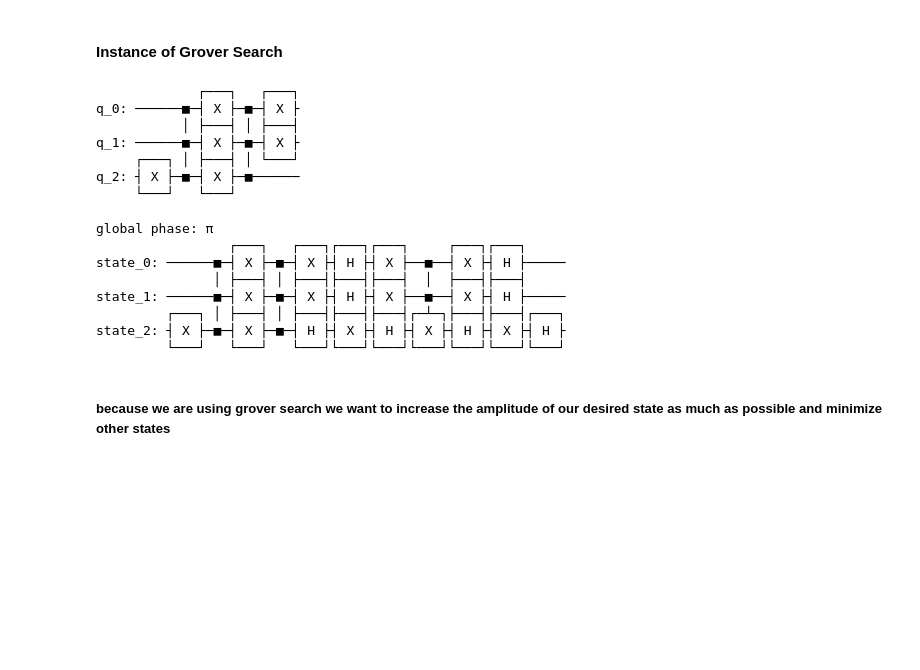
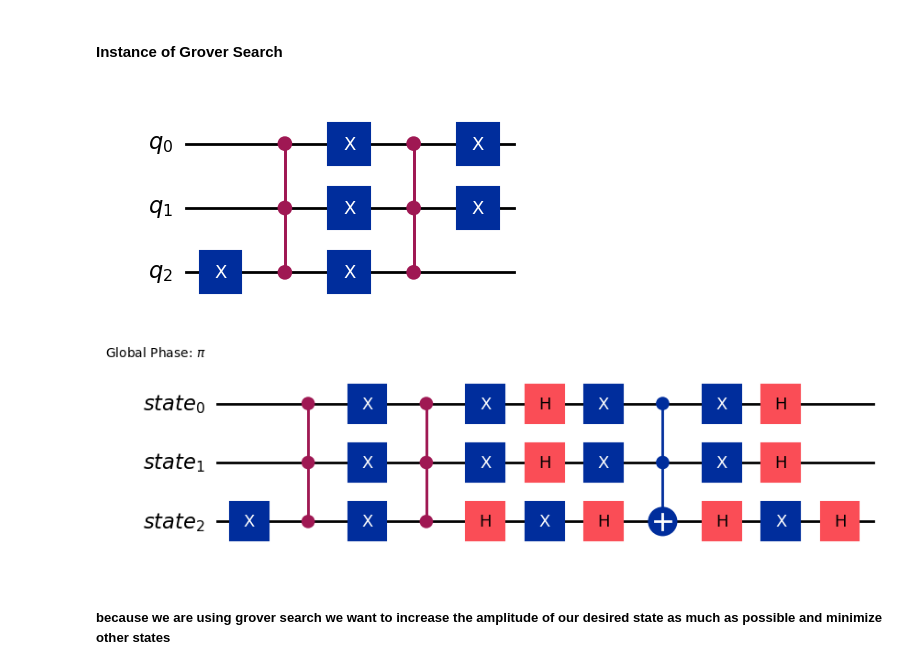
Before and after one commit to WillPelech/quantum_practice, a Jupyter notebook: Quantum_Project/grovers_search/grovers.ipynb, the cells around one changed output. Drawn from its saved outputs; the diff is of its cells as text; code cells hidden in the pictures; blank space fills up the shorter version.

```diff
--- a/Quantum_Project/grovers_search/grovers.ipynb
+++ b/Quantum_Project/grovers_search/grovers.ipynb
@@ -43,28 +43,15 @@ def grover_oracle(marked_states):
 # %%
 marked_states = ["011", "100"]
 
 oracle = grover_oracle(marked_states)
-oracle.draw()
+oracle.draw(output='mpl')
 # %% [output]
-             ┌───┐   ┌───┐
-q_0: ──────■─┤ X ├─■─┤ X ├
-           │ ├───┤ │ ├───┤
-q_1: ──────■─┤ X ├─■─┤ X ├
-     ┌───┐ │ ├───┤ │ └───┘
-q_2: ┤ X ├─■─┤ X ├─■──────
-     └───┘   └───┘
+[figure, added]
 # %%
 grover_op = GroverOperator(oracle)
-grover_op.decompose().draw()
+grover_op.decompose().draw(output='mpl')
 # %% [output]
-global phase: π
-                 ┌───┐   ┌───┐┌───┐┌───┐     ┌───┐┌───┐
-state_0: ──────■─┤ X ├─■─┤ X ├┤ H ├┤ X ├──■──┤ X ├┤ H ├─────
-               │ ├───┤ │ ├───┤├───┤├───┤  │  ├───┤├───┤
-state_1: ──────■─┤ X ├─■─┤ X ├┤ H ├┤ X ├──■──┤ X ├┤ H ├─────
-         ┌───┐ │ ├───┤ │ ├───┤├───┤├───┤┌─┴─┐├───┤├───┤┌───┐
-state_2: ┤ X ├─■─┤ X ├─■─┤ H ├┤ X ├┤ H ├┤ X ├┤ H ├┤ X ├┤ H ├
-         └───┘   └───┘   └───┘└───┘└───┘└───┘└───┘└───┘└───┘
+[figure, added]
 # %% [markdown]
 ##### because we are using grover search we want to increase the amplitude of our desired state as much as possible and minimize other states
 # %%
```
Also changed, not shown: parts of 5 cells of this notebook, 5 other files.
